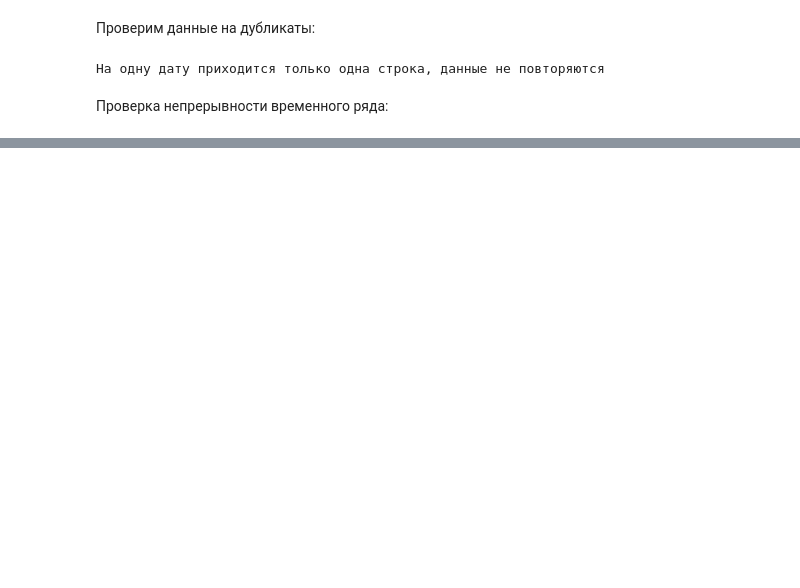
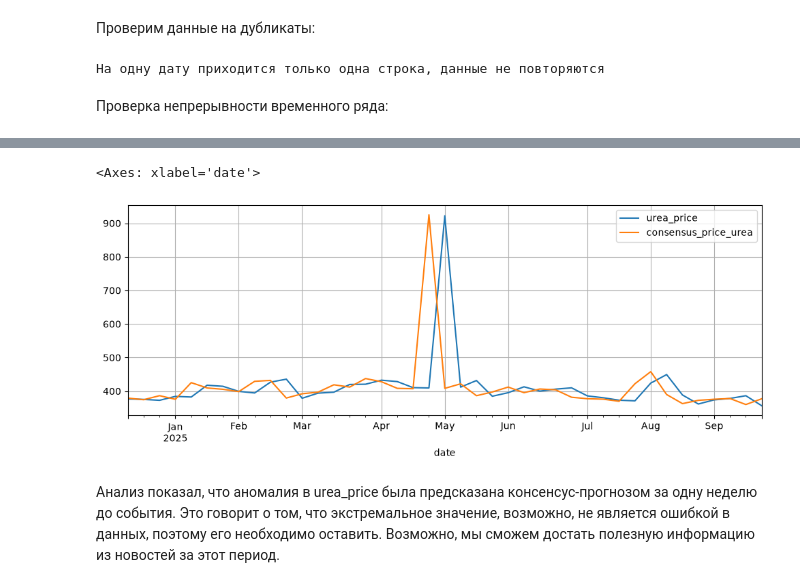
Before and after one commit to Alexander8841/fartilizer_market_analysis, a Jupyter notebook: notebook.ipynb, the cells around one changed output, grey strips where cells are left out. Drawn from its saved outputs; the diff is of its cells as text; code cells hidden in the pictures; blank space fills up the shorter version.

```diff
--- a/notebook.ipynb
+++ b/notebook.ipynb
@@ -259,0 +244,7 @@ prices_cleaned.loc[idx-2:idx+2, ['date', 'urea_price']]
+# %%
+anomaly_date = prices[prices['urea_price'] > 750].index[0]
+
+prices.loc[
+    anomaly_date - pd.Timedelta(weeks=3) : anomaly_date + pd.Timedelta(weeks=3),
+    ['urea_price', 'consensus_price_urea']
+]
@@ -259,0 +261,12 @@ prices_cleaned.loc[idx-2:idx+2, ['date', 'urea_price']]
+# %%
+anomaly_slice = prices.loc[
+    anomaly_date - pd.Timedelta(weeks=20) : anomaly_date + pd.Timedelta(weeks=20),
+    ['urea_price', 'consensus_price_urea']
+]
+
+anomaly_slice[['urea_price', 'consensus_price_urea']].plot(figsize=(12, 4), grid=True)
+# %% [output]
+<Axes: xlabel='date'>
+[figure, added]
+# %% [markdown]
+Анализ показал, что аномалия в urea_price была предсказана консенсус-прогнозом за одну неделю до события. Это говорит о том, что экстремальное значение, возможно, не является ошибкой в данных, поэтому его необходимо оставить. Возможно, мы сможем достать полезную информацию из новостей за этот период.
```
Also changed, not shown: parts of 135 cells of this notebook, 4 other files.
